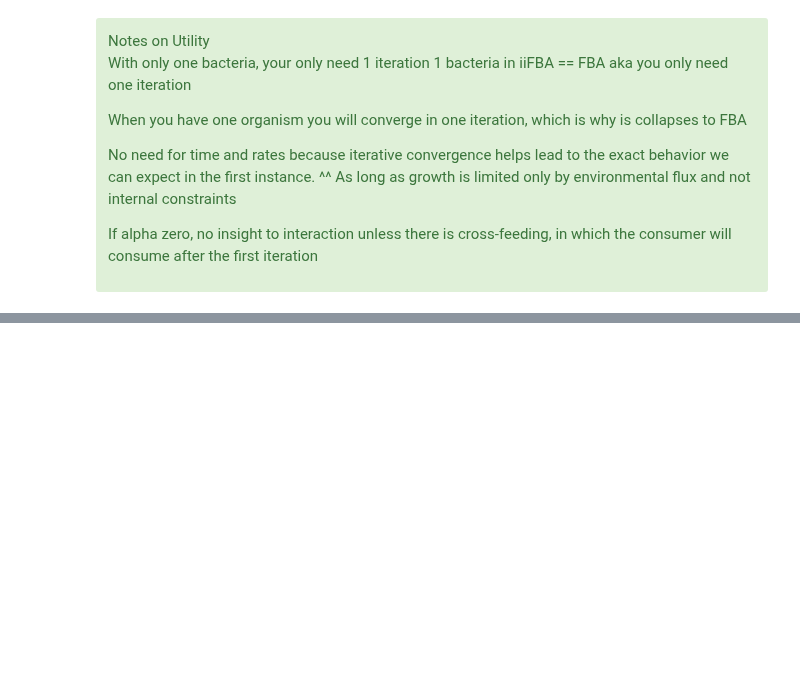
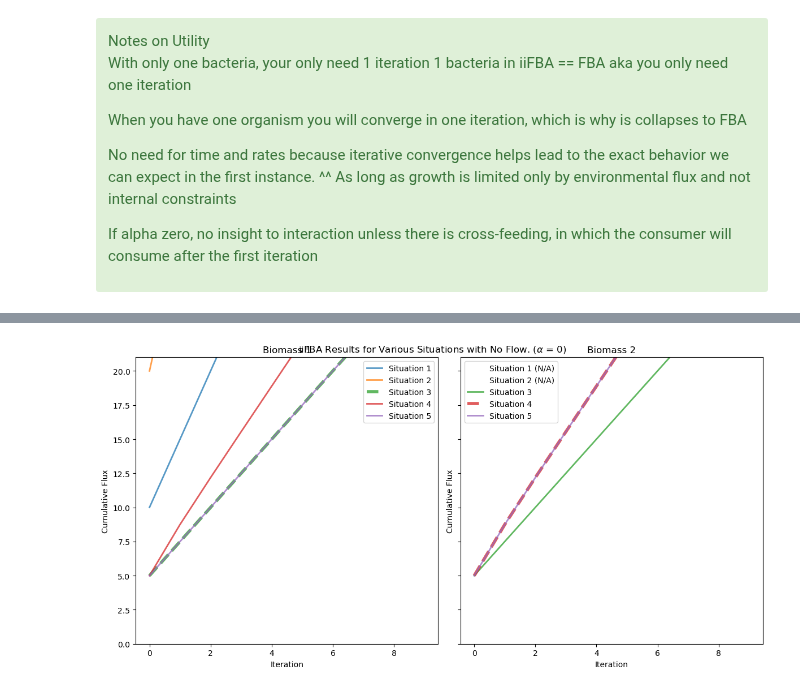
Before and after one commit to m-3-lab/iiFBA, a Jupyter notebook: Examples/simple_iiFBA_usage.ipynb, the cells around one changed output, grey strips where cells are left out. Saved outputs shown, nothing was run; the diff lists cells and outputs as text; code cells hidden in the pictures; blank space fills up the shorter version.

```diff
--- a/Examples/simple_iiFBA_usage.ipynb
+++ b/Examples/simple_iiFBA_usage.ipynb
@@ -214,0 +57,39 @@ for i in range(1,M.shape[1]+1):
+# %%
+from IPython.display import display
+for line in ax1.get_lines():
+    line.set_alpha(0.75)  # Set transparency for all lines in ax1
+    line.set_lw(2)
+for line in ax2.get_lines():
+    line.set_alpha(0.75)  # Set transparency for all lines in ax1
+    line.set_lw(2)
+
+ax1.get_lines()[2].set_lw(4)
+ax2.get_lines()[3].set_lw(4)
+
+ax1.get_lines()[2].set_ls("--")
+ax2.get_lines()[3].set_ls("--")
+
+ax2.get_lines()[0].set_lw(0)
+ax2.get_lines()[1].set_lw(0)
+
+# Update legends
+ax1.legend(['Situation 1', 'Situation 2', 'Situation 3', 'Situation 4', 'Situation 5'])
+ax2.legend(['Situation 1 (N/A)', 'Situation 2 (N/A)', 'Situation 3', 'Situation 4', 'Situation 5'])
+
+# Method 3: Get and modify legend properties
+legend1 = ax1.get_legend()
+legend2 = ax2.get_legend()
+
+# Use display() to show the updated plot
+ax1.set_title("Biomass 1")
+ax2.set_title("Biomass 2")
+
+ax1.set_ylim(0, 21)
+
+fig.tight_layout()
+fig.suptitle(r"iiFBA Results for Various Situations with No Flow. ($\alpha$ = 0)")
+display(fig)
+# or alternatively, you can still use plt.show()
+# plt.show()
+# %% [output]
+[figure, added]
```
Also changed, not shown: parts of 18 cells of this notebook, 2 other files.
